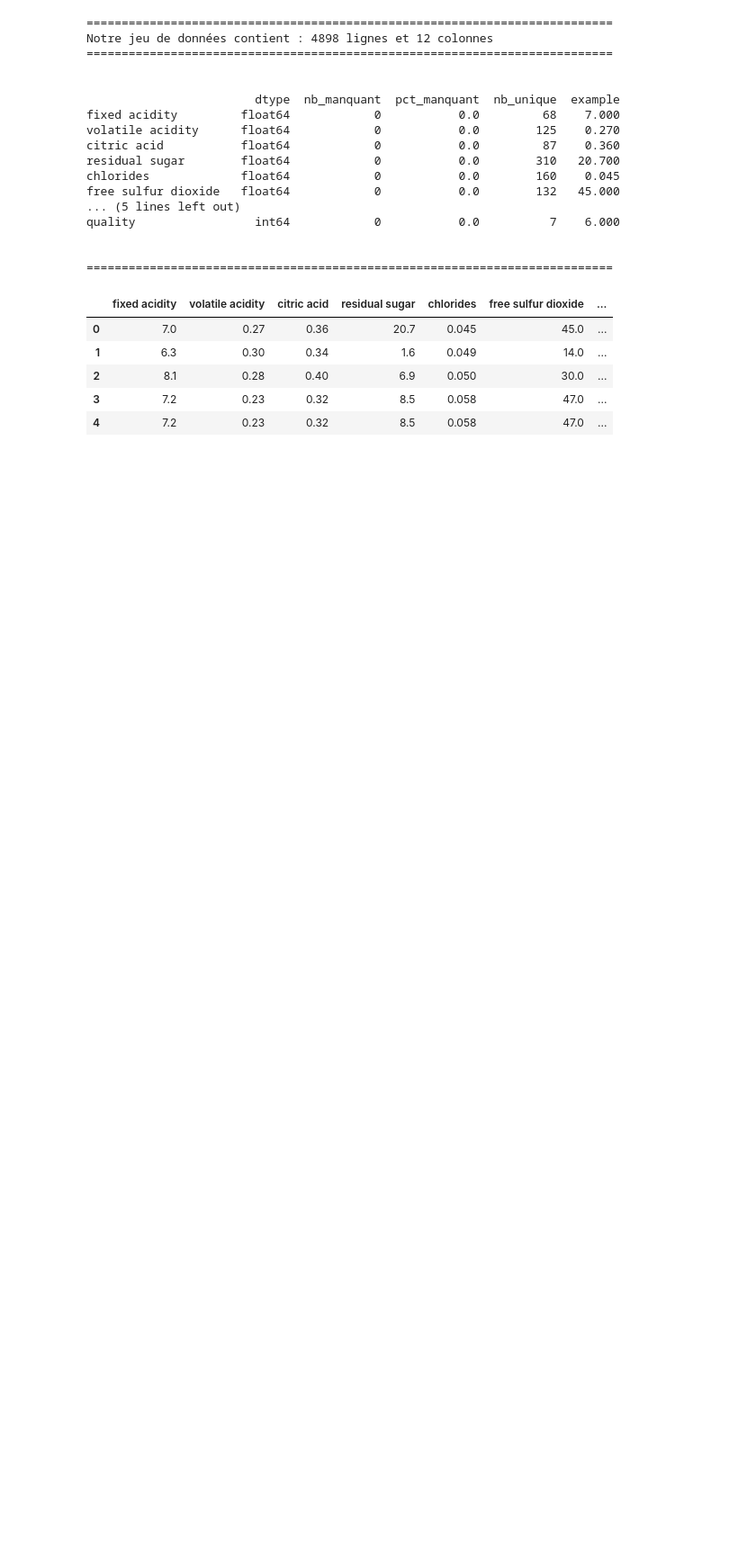
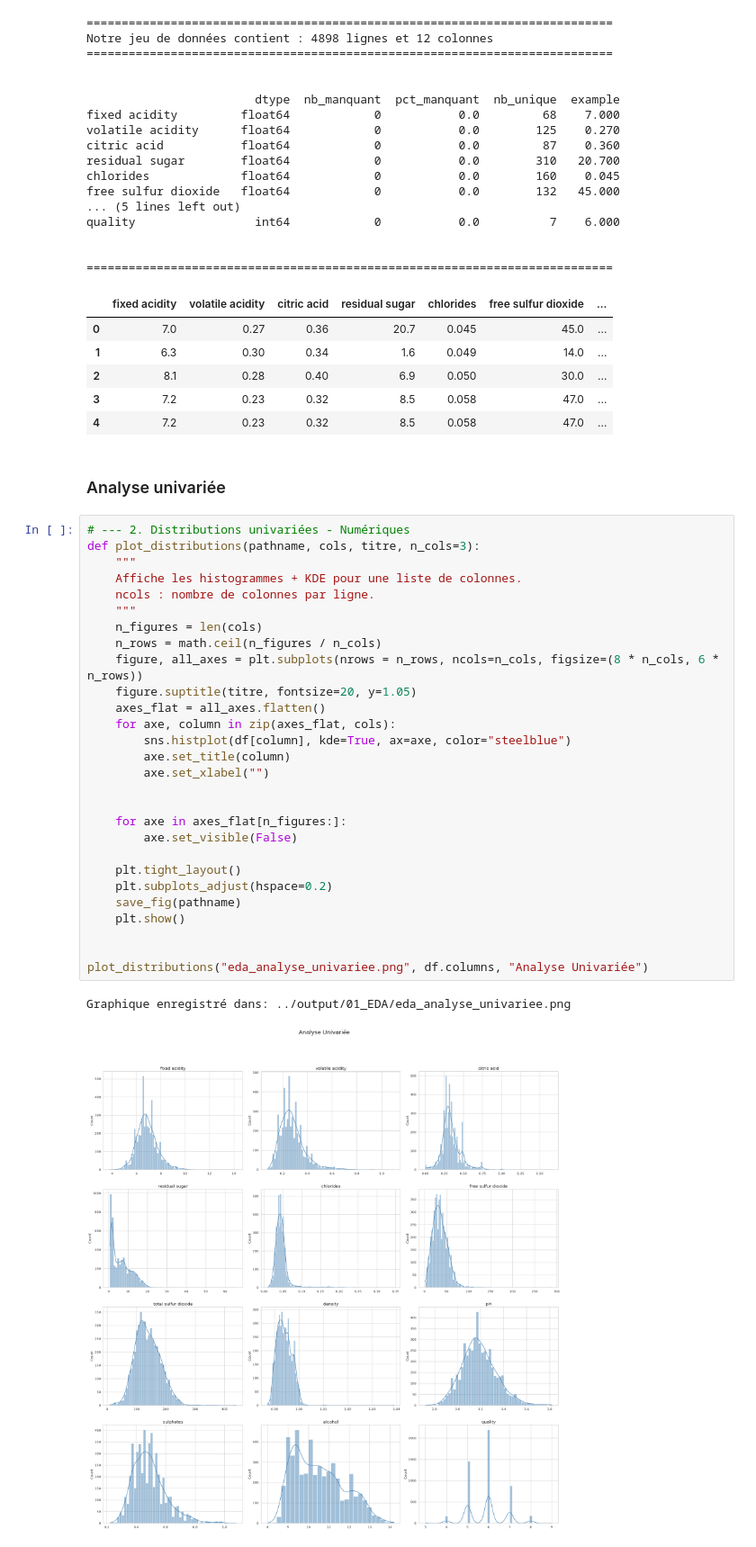
Before and after one commit to estelleNdongo/wineRanking, a Jupyter notebook: notebooks/01_EDA.ipynb, the cells around one changed output. Shown at 90% size. Drawn from its saved outputs; the diff is of its cells as text; blank space fills up the shorter version.

```diff
--- a/notebooks/01_EDA.ipynb
+++ b/notebooks/01_EDA.ipynb
@@ -73,3 +74,36 @@ quality                 int64            0           0.0          7    6.000
 | 2 | 8.1 | 0.28 | 0.40 | 6.9 | 0.050 | 30.0 | ... |
 | 3 | 7.2 | 0.23 | 0.32 | 8.5 | 0.058 | 47.0 | ... |
 | 4 | 7.2 | 0.23 | 0.32 | 8.5 | 0.058 | 47.0 | ... |
+# %% [markdown]
+### Analyse univariée
+# %%
+# --- 2. Distributions univariées - Numériques
+def plot_distributions(pathname, cols, titre, n_cols=3):
+    """
+    Affiche les histogrammes + KDE pour une liste de colonnes.
+    ncols : nombre de colonnes par ligne.
+    """
+    n_figures = len(cols)
+    n_rows = math.ceil(n_figures / n_cols)
+    figure, all_axes = plt.subplots(nrows = n_rows, ncols=n_cols, figsize=(8 * n_cols, 6 * n_rows))
+    figure.suptitle(titre, fontsize=20, y=1.05)
+    axes_flat = all_axes.flatten()
+    for axe, column in zip(axes_flat, cols):
+        sns.histplot(df[column], kde=True, ax=axe, color="steelblue")
+        axe.set_title(column)
+        axe.set_xlabel("")
+
+
+    for axe in axes_flat[n_figures:]:
+        axe.set_visible(False)
+
+    plt.tight_layout()
+    plt.subplots_adjust(hspace=0.2)
+    save_fig(pathname)
+    plt.show()
+
+
+plot_distributions("eda_analyse_univariee.png", df.columns, "Analyse Univariée")
+# %% [output]
+Graphique enregistré dans: ../output/01_EDA/eda_analyse_univariee.png
+[figure, added]
```
Also changed, not shown: parts of 6 cells of this notebook.
